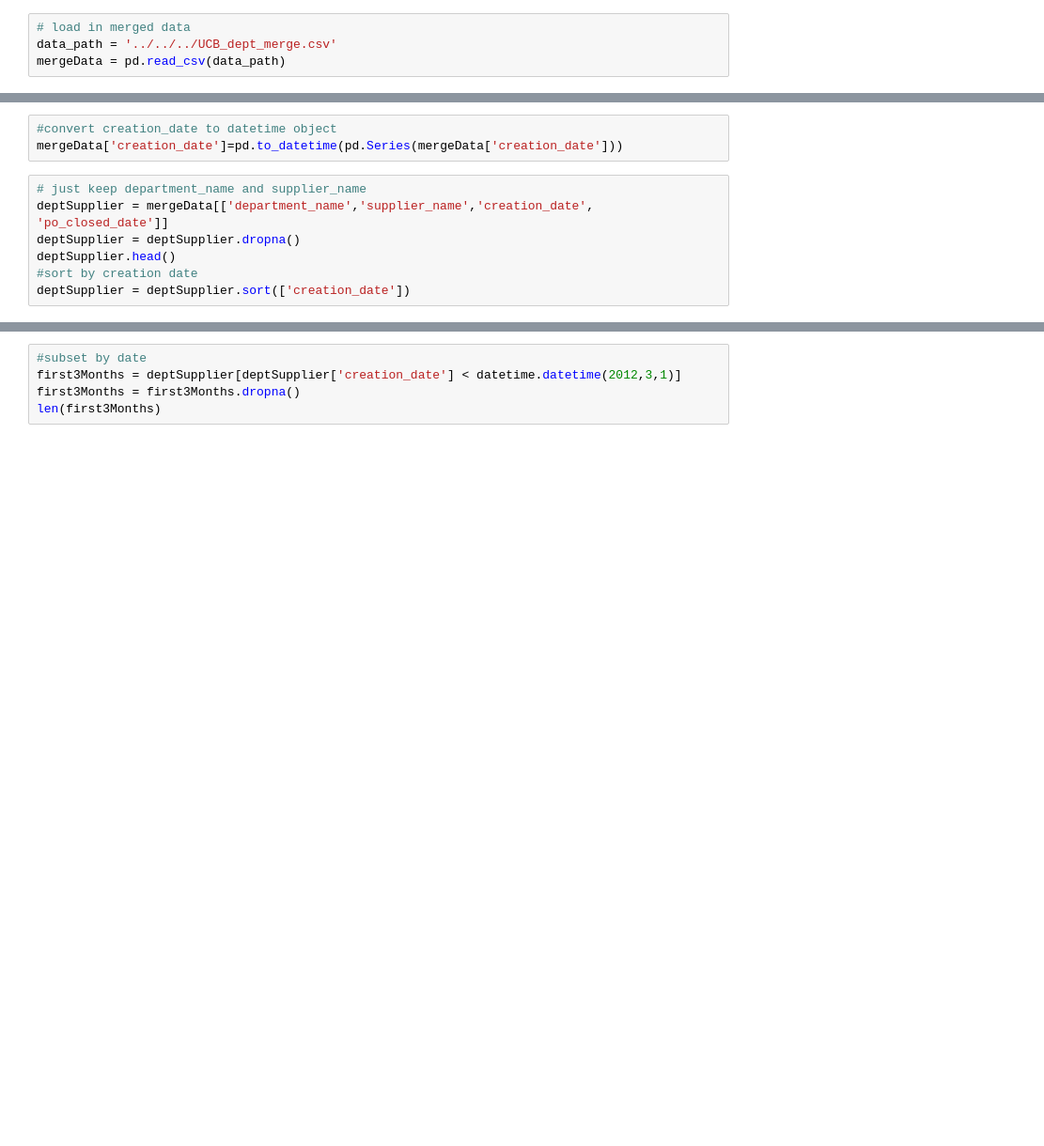
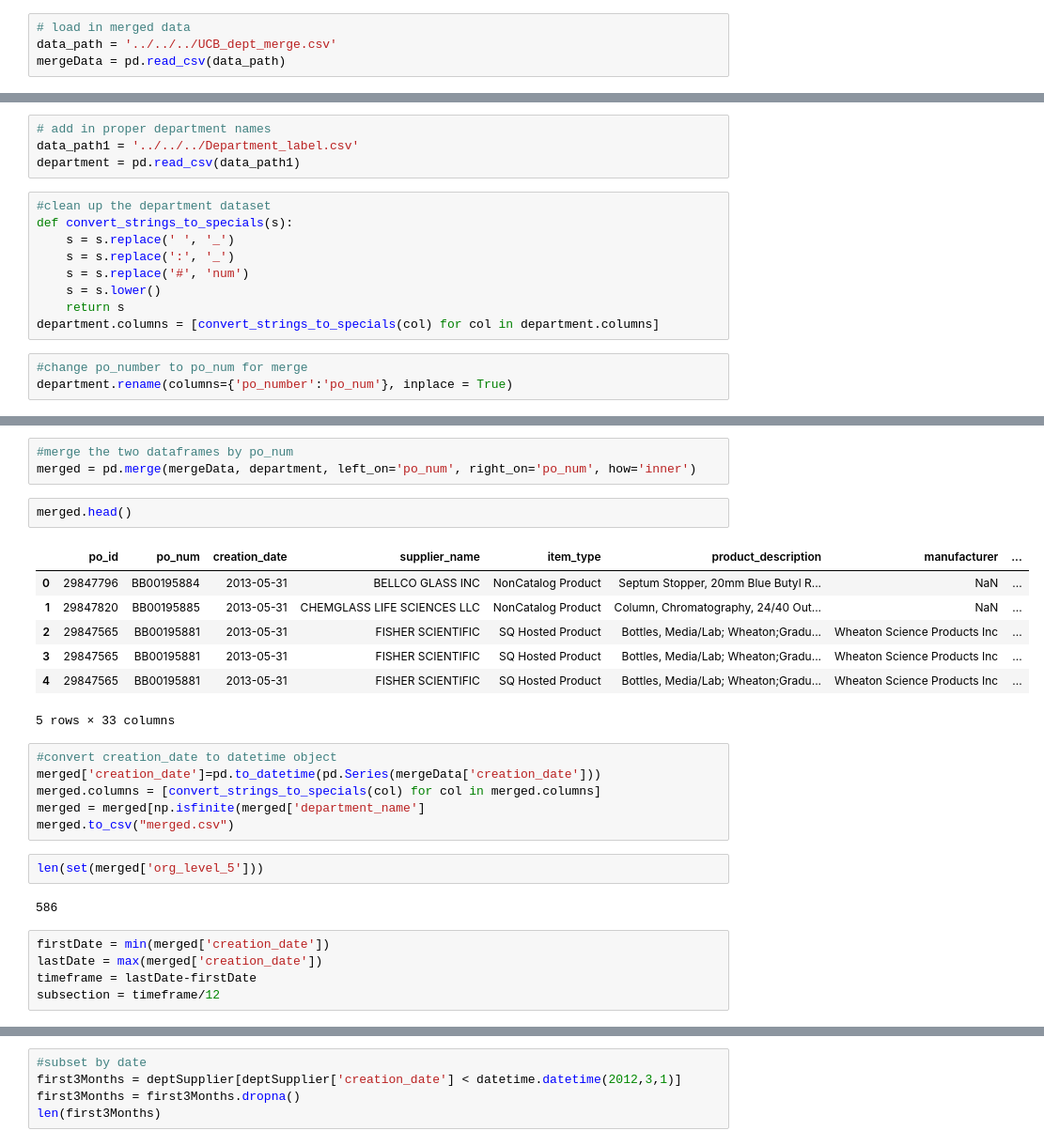
Before and after one commit to BIDS-collaborative/purchasing, a Jupyter notebook: ntbk/analysis/network_analysis.ipynb, the cells around one changed output, grey strips where cells are left out. Shown: that part at 94% size. Cells and saved outputs as stored; diff of their text form; blank space fills up the shorter version.

```diff
--- a/ntbk/analysis/network_analysis.ipynb
+++ b/ntbk/analysis/network_analysis.ipynb
@@ -16,0 +14,16 @@ mergeData["department_name"] = mergeData["department_name"].apply(lambda x: x.sp
+# %%
+# add in proper department names
+data_path1 = '../../../Department_label.csv'
+department = pd.read_csv(data_path1)
+# %%
+#clean up the department dataset
+def convert_strings_to_specials(s):
+    s = s.replace(' ', '_')
+    s = s.replace(':', '_')
+    s = s.replace('#', 'num')
+    s = s.lower()
+    return s
+department.columns = [convert_strings_to_specials(col) for col in department.columns]
+# %%
+#change po_number to po_num for merge
+department.rename(columns={'po_number':'po_num'}, inplace = True)
@@ -17,10 +37,28 @@ mergeData["department_name"] = mergeData["department_name"].apply(lambda x: x.sp
+# %%
+#merge the two dataframes by po_num
+merged = pd.merge(mergeData, department, left_on='po_num', right_on='po_num', how='inner')
+# %%
+merged.head()
+# %% [output]
+|  | po_id | po_num | creation_date | supplier_name | item_type | product_description | manufacturer | ... |
+| 0 | 29847796 | BB00195884 | 2013-05-31 | BELLCO GLASS INC | NonCatalog Product | Septum Stopper, 20mm Blue Butyl R... | NaN | ... |
+| 1 | 29847820 | BB00195885 | 2013-05-31 | CHEMGLASS LIFE SCIENCES LLC | NonCatalog Product | Column, Chromatography, 24/40 Out... | NaN | ... |
+| 2 | 29847565 | BB00195881 | 2013-05-31 | FISHER SCIENTIFIC | SQ Hosted Product | Bottles, Media/Lab; Wheaton;Gradu... | Wheaton Science Products Inc | ... |
+| 3 | 29847565 | BB00195881 | 2013-05-31 | FISHER SCIENTIFIC | SQ Hosted Product | Bottles, Media/Lab; Wheaton;Gradu... | Wheaton Science Products Inc | ... |
+| 4 | 29847565 | BB00195881 | 2013-05-31 | FISHER SCIENTIFIC | SQ Hosted Product | Bottles, Media/Lab; Wheaton;Gradu... | Wheaton Science Products Inc | ... |
+5 rows × 33 columns
 # %%
 #convert creation_date to datetime object
-mergeData['creation_date']=pd.to_datetime(pd.Series(mergeData['creation_date']))
+merged['creation_date']=pd.to_datetime(pd.Series(mergeData['creation_date']))
+merged.columns = [convert_strings_to_specials(col) for col in merged.columns]
+merged = merged[np.isfinite(merged['department_name']
+merged.to_csv("merged.csv")
-# %%
-# just keep department_name and supplier_name
-deptSupplier = mergeData[['department_name','supplier_name','creation_date', 'po_closed_date']]
-deptSupplier = deptSupplier.dropna()
-deptSupplier.head()
-#sort by creation date
-deptSupplier = deptSupplier.sort(['creation_date'])
+# %%
+len(set(merged['org_level_5']))
+# %% [output]
+586
+# %%
+firstDate = min(merged['creation_date'])
+lastDate = max(merged['creation_date'])
+timeframe = lastDate-firstDate
+subsection = timeframe/12
```
Also changed, not shown: parts of 6 cells of this notebook.
